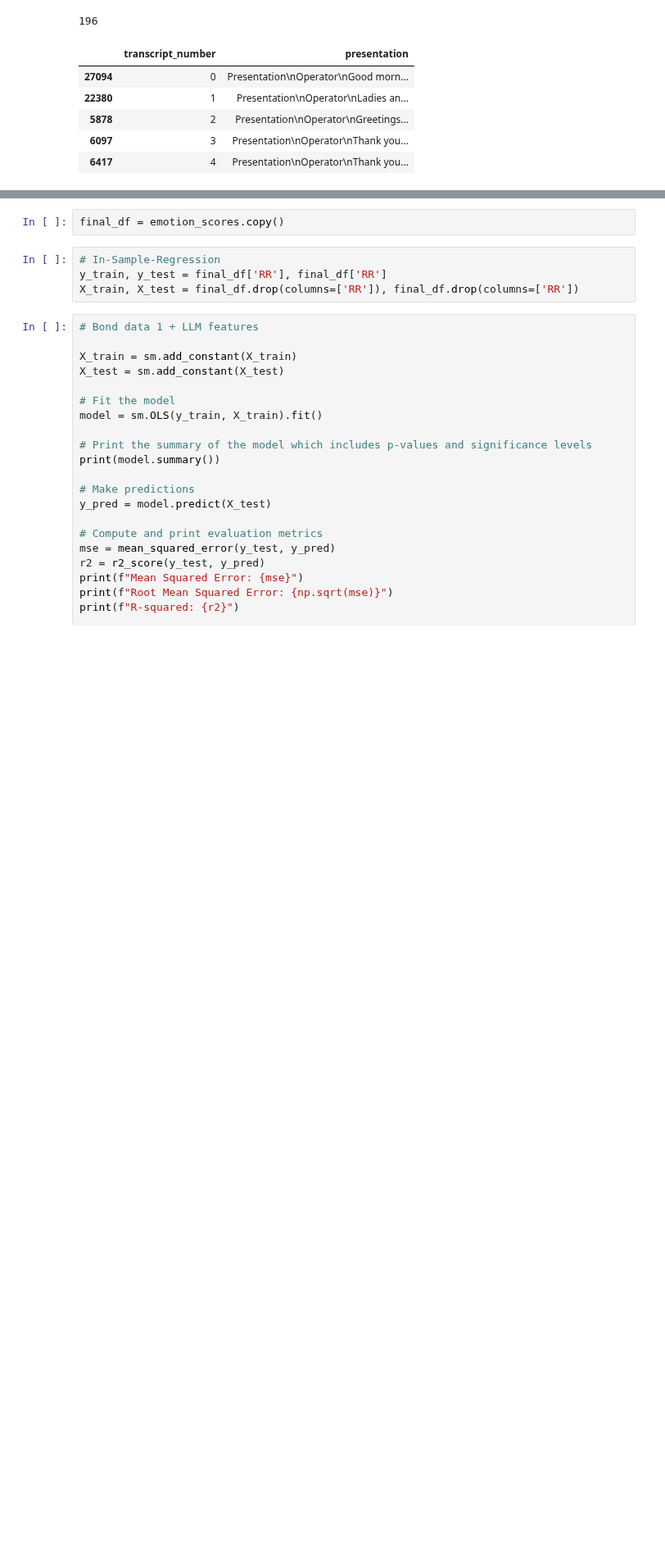
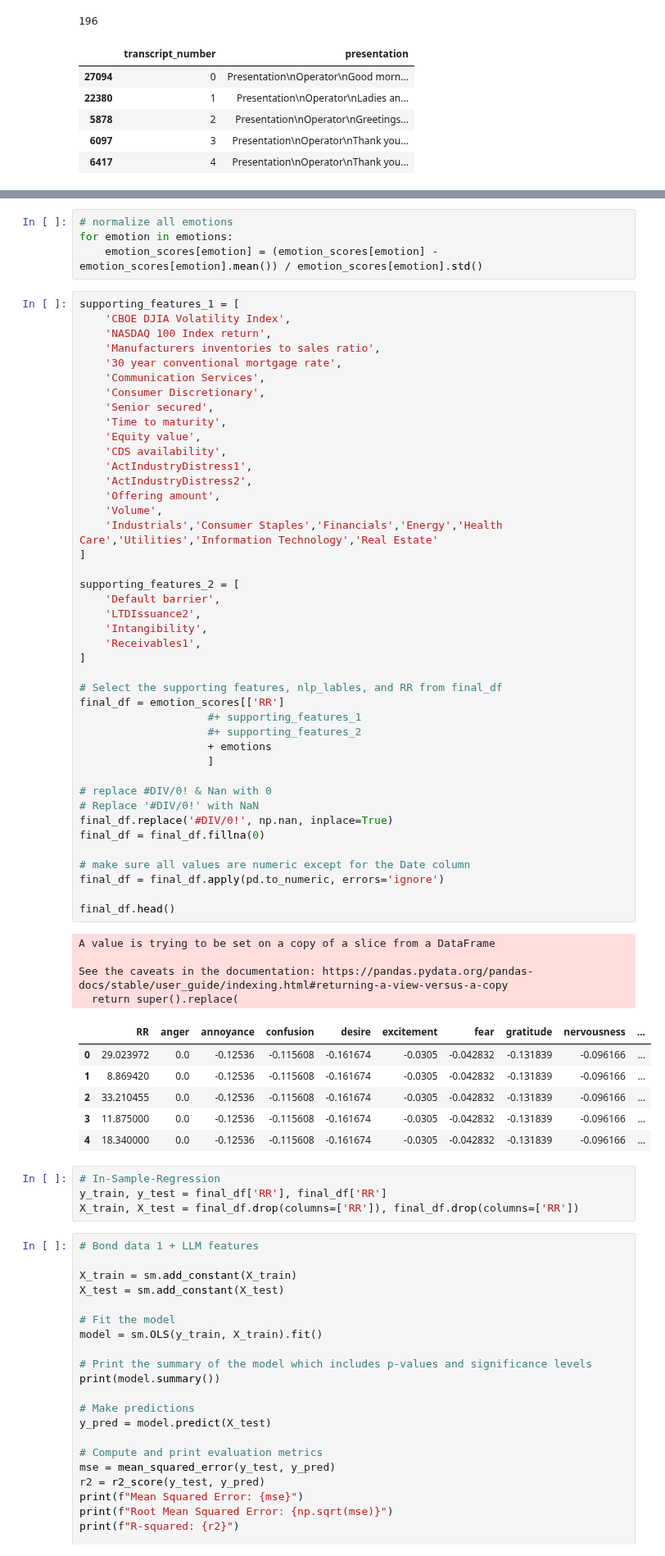
Before and after one commit to constantin1101/LLM_CreditorRRPrediction, a Jupyter notebook: goemotions_summary.ipynb, the cells around one changed output, grey strips where cells are left out. Shown at 82% size. Saved outputs shown, nothing was run; the diff lists cells and outputs as text; blank space fills up the shorter version.

```diff
--- a/goemotions_summary.ipynb
+++ b/goemotions_summary.ipynb
@@ -145,5 +152,60 @@ emotion_scores = emotion_scores[['RR'] + emotions]
-# %%
-final_df = emotion_scores.copy()
+# %%
+# normalize all emotions
+for emotion in emotions:
+    emotion_scores[emotion] = (emotion_scores[emotion] - emotion_scores[emotion].mean()) / emotion_scores[emotion].std()
+# %%
+supporting_features_1 = [
+    'CBOE DJIA Volatility Index',
+    'NASDAQ 100 Index return',
+    'Manufacturers inventories to sales ratio',
+    '30 year conventional mortgage rate',
+    'Communication Services',
+    'Consumer Discretionary',
+    'Senior secured',
+    'Time to maturity',
+    'Equity value',
+    'CDS availability',
+    'ActIndustryDistress1',
+    'ActIndustryDistress2',
+    'Offering amount',
+    'Volume',
+    'Industrials','Consumer Staples','Financials','Energy','Health Care','Utilities','Information Technology','Real Estate'
+]
+
+supporting_features_2 = [
+    'Default barrier',
+    'LTDIssuance2',
+    'Intangibility',
+    'Receivables1',
+]
+
+# Select the supporting features, nlp_lables, and RR from final_df
+final_df = emotion_scores[['RR']
+                    #+ supporting_features_1
+                    #+ supporting_features_2
+                    + emotions
+                    ]
+
+# replace #DIV/0! & Nan with 0
+# Replace '#DIV/0!' with NaN
+final_df.replace('#DIV/0!', np.nan, inplace=True)
+final_df = final_df.fillna(0)
+
+# make sure all values are numeric except for the Date column
+final_df = final_df.apply(pd.to_numeric, errors='ignore')
+
+final_df.head()
+# %% [output]
+A value is trying to be set on a copy of a slice from a DataFrame
+
+See the caveats in the documentation: https://pandas.pydata.org/pandas-docs/stable/user_guide/indexing.html#returning-a-view-versus-a-copy
+  return super().replace(
+|  | RR | anger | annoyance | confusion | desire | excitement | fear | gratitude | nervousness | ... |
+| 0 | 29.023972 | 0.0 | -0.12536 | -0.115608 | -0.161674 | -0.0305 | -0.042832 | -0.131839 | -0.096166 | ... |
+| 1 | 8.869420 | 0.0 | -0.12536 | -0.115608 | -0.161674 | -0.0305 | -0.042832 | -0.131839 | -0.096166 | ... |
+| 2 | 33.210455 | 0.0 | -0.12536 | -0.115608 | -0.161674 | -0.0305 | -0.042832 | -0.131839 | -0.096166 | ... |
+| 3 | 11.875000 | 0.0 | -0.12536 | -0.115608 | -0.161674 | -0.0305 | -0.042832 | -0.131839 | -0.096166 | ... |
+| 4 | 18.340000 | 0.0 | -0.12536 | -0.115608 | -0.161674 | -0.0305 | -0.042832 | -0.131839 | -0.096166 | ... |
 # %%
 # In-Sample-Regression
 y_train, y_test = final_df['RR'], final_df['RR']
```
Also changed, not shown: parts of 11 cells of this notebook, 4 other files.
